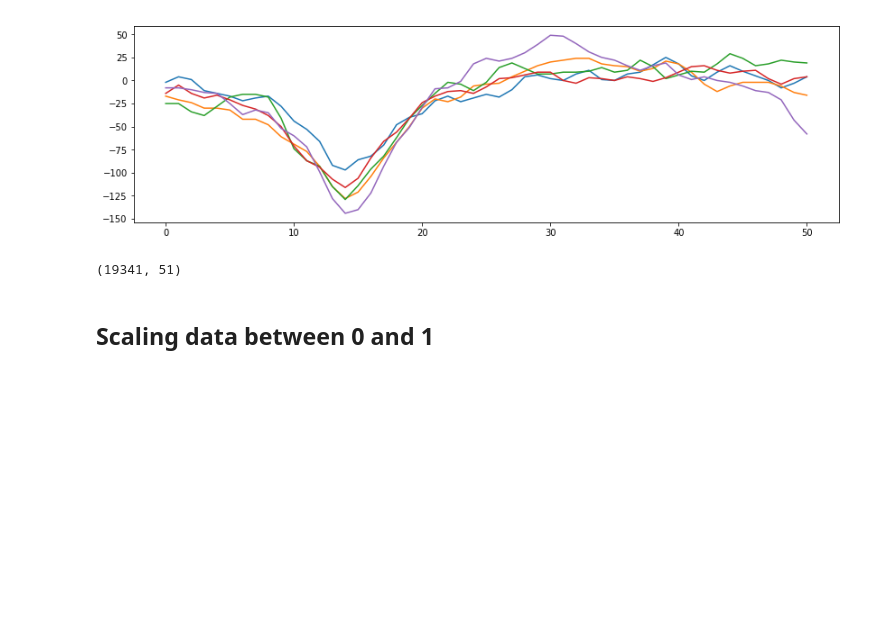
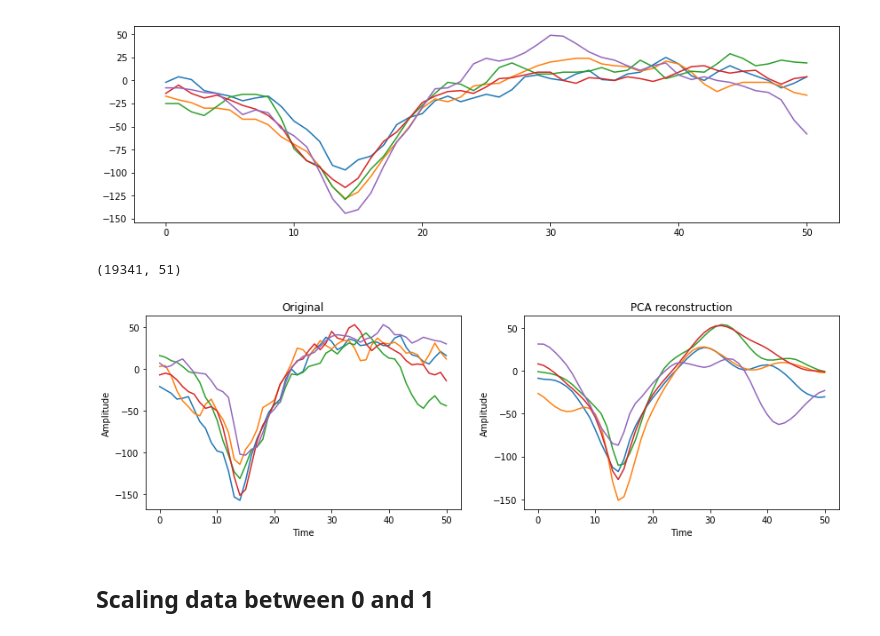
Before and after one commit to psambit9791/SpikeSort, a Jupyter notebook: VisaPy - Low Dimensional Embeddings.ipynb, the cells around one changed output. Cells and saved outputs as stored; diff of their text form; code cells hidden in the pictures; blank space fills up the shorter version.

```diff
--- a/VisaPy - Low Dimensional Embeddings.ipynb
+++ b/VisaPy - Low Dimensional Embeddings.ipynb
@@ -97,3 +104,22 @@ print(electrode_data.shape)
+# %%
+plt.figure(figsize=(14,4))
+
+n = [3490, 1098, 2377, 9, 871]
+
+for i in n:
+    plt.subplot(121)
+    plt.plot(electrode_data_test[i, :])
+    plt.title('Original')
+    plt.xlabel('Time')
+    plt.ylabel('Amplitude')
+    plt.subplot(122)
+    plt.plot(e_data_proj[i, :])
+    plt.title('PCA reconstruction')
+    plt.xlabel('Time')
+    plt.ylabel('Amplitude')
+plt.show()
+# %% [output]
+[figure, added]
 # %% [markdown]
 ## Scaling data between 0 and 1
 # %%
```
Also changed, not shown: parts of 10 cells of this notebook, 19 other files.
